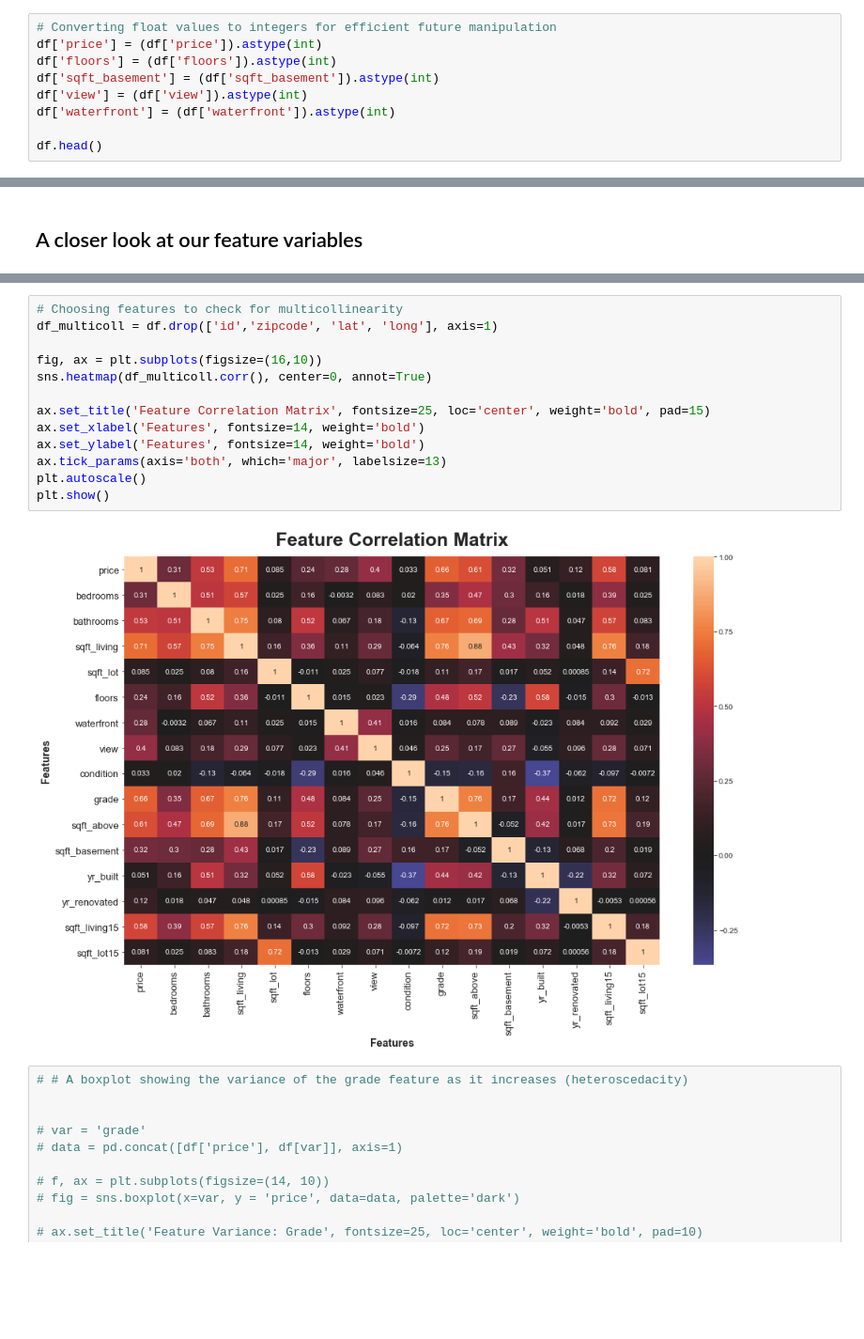
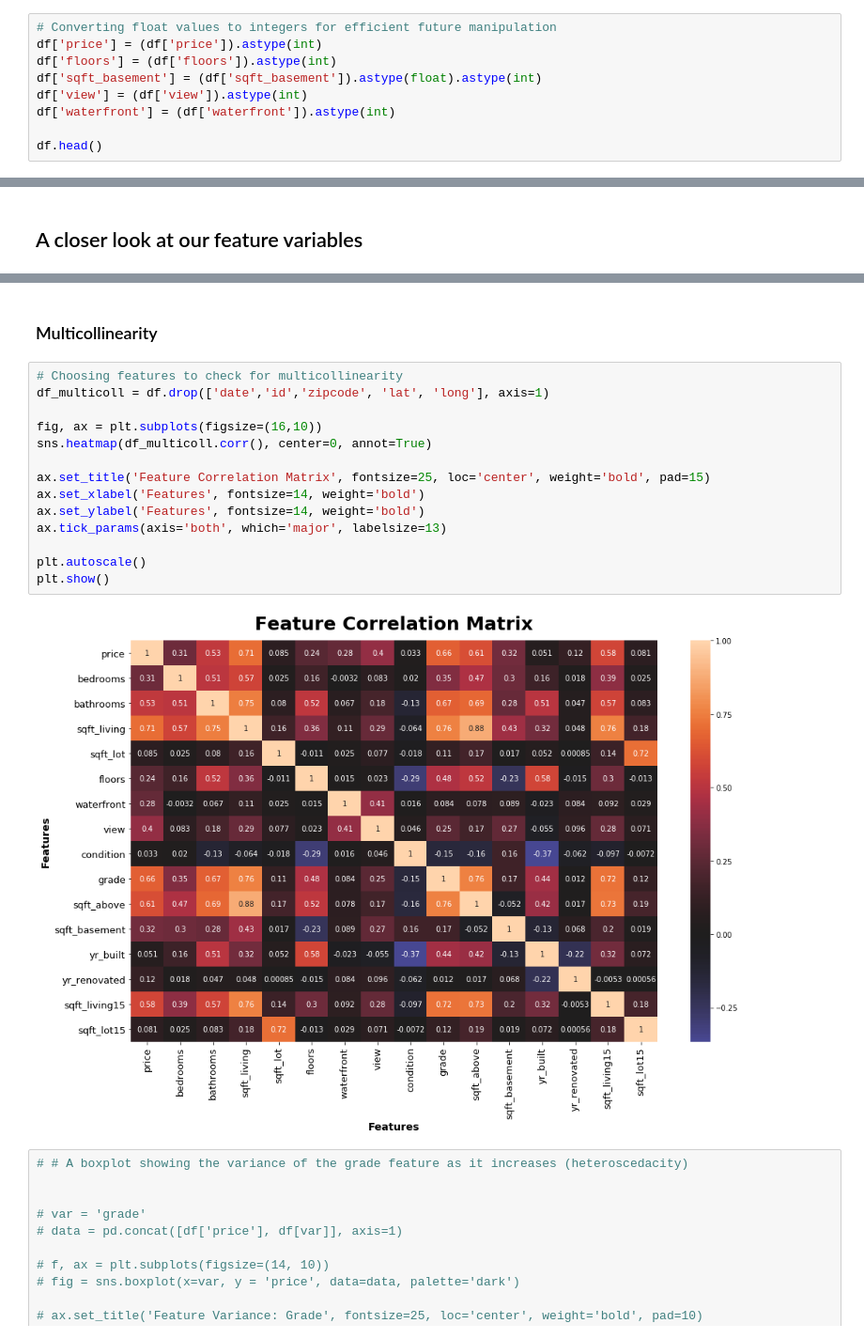
Before and after one commit to marwankalo/dsc-mod-2-project-v2-1-london-ds-02172020, a Jupyter notebook: student.ipynb, the cells around one changed output, grey strips where cells are left out. Shown at 94% size. Cells and saved outputs as stored; diff of their text form; blank space fills up the shorter version.

```diff
--- a/student.ipynb
+++ b/student.ipynb
@@ -86,7 +86,7 @@ df
 # Converting float values to integers for efficient future manipulation
 df['price'] = (df['price']).astype(int)
 df['floors'] = (df['floors']).astype(int)
-df['sqft_basement'] = (df['sqft_basement']).astype(int)
+df['sqft_basement'] = (df['sqft_basement']).astype(float).astype(int)
 df['view'] = (df['view']).astype(int)
 df['waterfront'] = (df['waterfront']).astype(int)
 
@@ -212,18 +291,21 @@ print(np.sort(df['grade'].unique()))
+# %% [markdown]
+### Multicollinearity
 # %%
 # Choosing features to check for multicollinearity
-df_multicoll = df.drop(['id','zipcode', 'lat', 'long'], axis=1)
+df_multicoll = df.drop(['date','id','zipcode', 'lat', 'long'], axis=1)
 
 fig, ax = plt.subplots(figsize=(16,10))
 sns.heatmap(df_multicoll.corr(), center=0, annot=True)
 
 ax.set_title('Feature Correlation Matrix', fontsize=25, loc='center', weight='bold', pad=15)
 ax.set_xlabel('Features', fontsize=14, weight='bold')
 ax.set_ylabel('Features', fontsize=14, weight='bold')
 ax.tick_params(axis='both', which='major', labelsize=13)
+
 plt.autoscale()
 plt.show()
 # %% [output]
-[figure, old version]
+[figure, new version]
 # %%
 # # A boxplot showing the variance of the grade feature as it increases (heteroscedacity)
 
```
Also changed, not shown: parts of 42 cells of this notebook, 1 other file.
